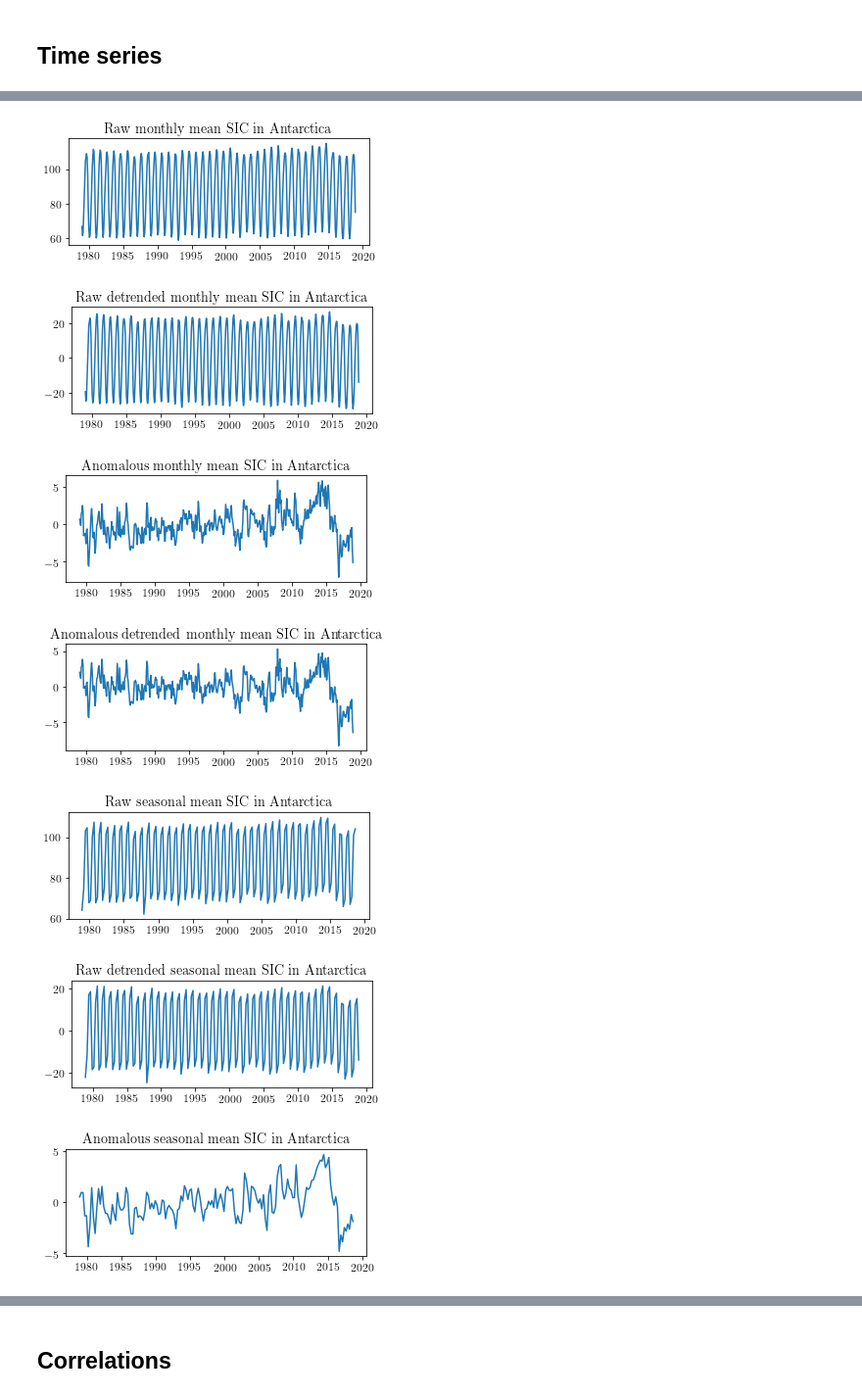
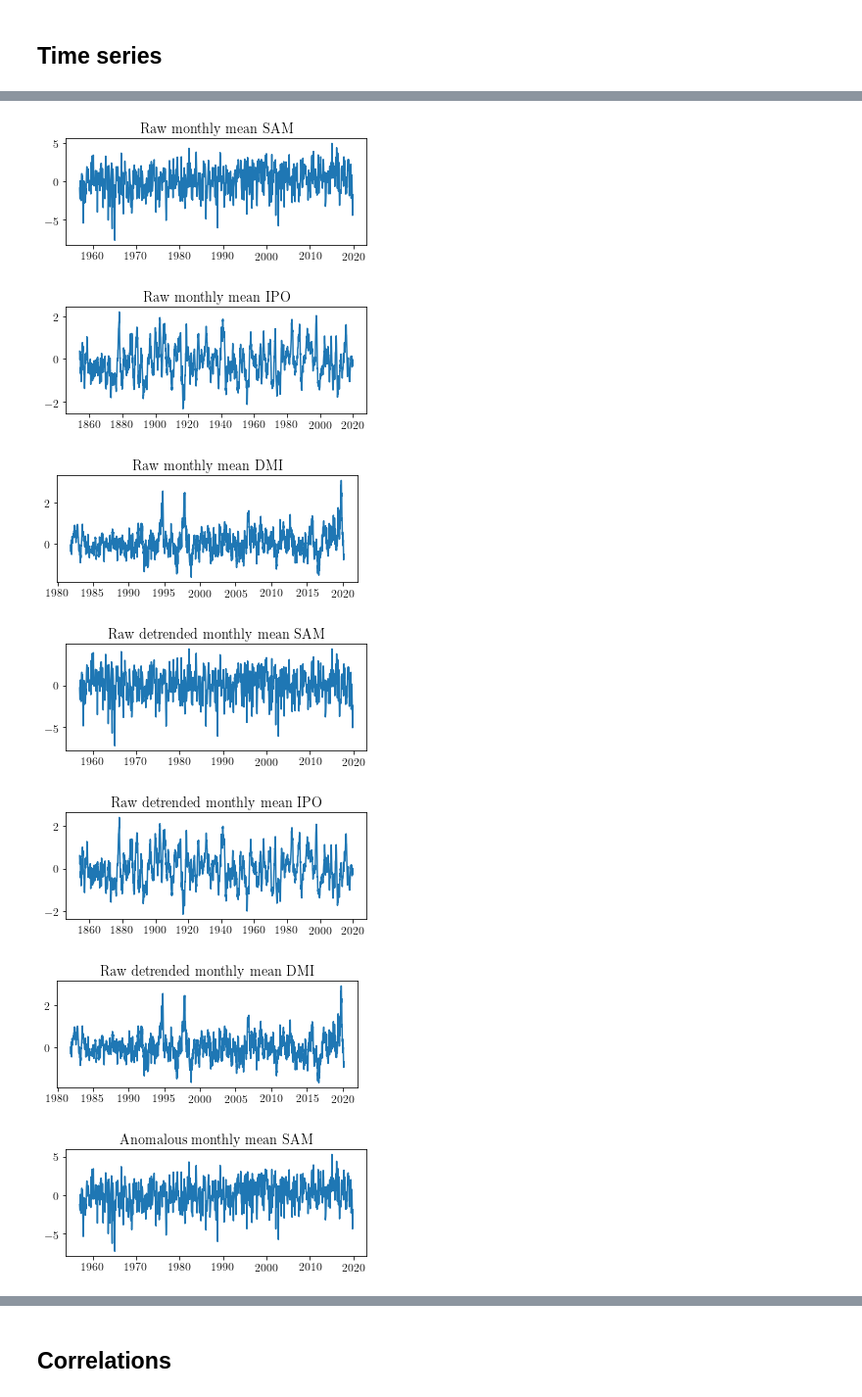
Before and after one commit to hjelleyman/Antarctica-M.1, a Jupyter notebook: 0_Plotting.ipynb, the cells around one changed output, grey strips where cells are left out. Shown at 98% size. Cells and saved outputs as stored; diff of their text form; code cells hidden in the pictures.

```diff
--- a/0_Plotting.ipynb
+++ b/0_Plotting.ipynb
@@ -53,12 +53,12 @@ plot.plot_all_seaice(resolutions, temporal_resolution, temporal_decomposition, d
 # %%
 # Plot index time series
 plt.style.use('stylesheets/timeseries.mplstyle')
-plot.plot_all_seaice(resolutions, temporal_resolution, temporal_decomposition, detrend)
+plot.plot_all_indicies(resolutions, temporal_resolution, temporal_decomposition, detrend)
 # %% [output]
-[figure, old version]
+[figure, new version]
-[figure, old version]
+[figure, new version]
-[figure, old version]
+[figure, new version]
-[figure, old version]
+[figure, new version]
-[figure, old version]
+[figure, new version]
-[figure, old version]
+[figure, new version]
-[figure, old version]
+[figure, new version]
```
Also changed, not shown: parts of 2 cells of this notebook, 4 other files.
